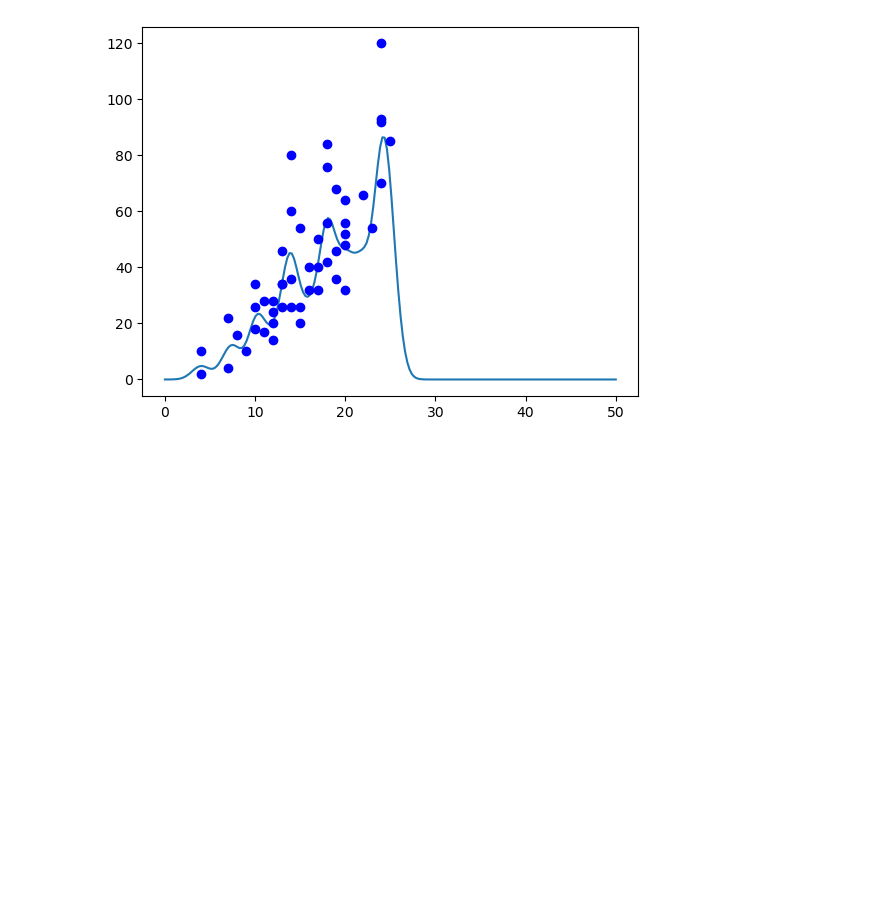
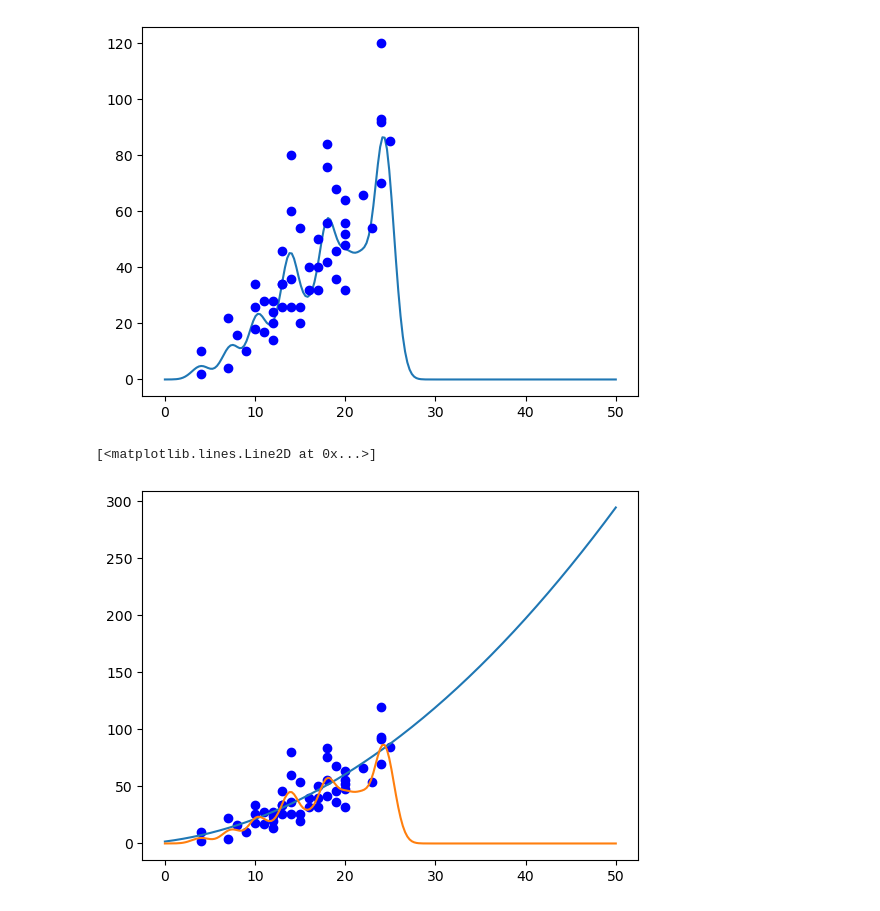
Before and after one commit to tpaquier/material_science, a Jupyter notebook: Tests_for_PU/Support_vector_regrression.ipynb, the cells around one changed output. Saved outputs shown, nothing was run; the diff lists cells and outputs as text; code cells hidden in the pictures; blank space fills up the shorter version.

Commit message:
regressions with kernel done

```diff
--- a/Tests_for_PU/Support_vector_regrression.ipynb
+++ b/Tests_for_PU/Support_vector_regrression.ipynb
@@ -271,0 +290,44 @@ plt.plot(data_cars,outcome,'bo')
+# %%
+def kernel_mat_poly(X,y,degree):
+    """either the Gram matrix or the kernel matrix for the tests
+
+    Parameters
+    -------------------------
+    X : 1-D array (here, might be 2-D)
+    it is the data
+
+    y : 1-D array or float
+    either the same vector to compute the Gram matrix or the test input
+
+    scale : float
+    non-zero real number, scale parameter
+    ----------------------
+    """
+    if type(y) != float and type(y) != int and type(y) != np.float64:
+        row_size = X.shape[0]
+        col_size = y.shape[0]
+        K = np.empty((row_size, col_size))
+        for row in range(row_size):
+            for col in range(col_size):
+                K[row,col] = poly_kernel_dim_1(x=X[row],y=y[col],d=degree)
+    else:
+        row_size = X.shape[0]
+        K = np.empty(row_size)
+        for i in range(row_size):
+            K[i] = poly_kernel_dim_1(x=X[i],y=y,d=degree)
+    return K
+# %%
+alpha_hat_poly = np.matmul(np.transpose(outcome),
+                           np.linalg.inv(kernel_mat_poly(X=data_cars, y=data_cars,degree=3) + n_samples*0.01*np.eye(n_samples)))
+# %%
+test_poly = np.linspace(start=0,stop=50,num=200)
+y_star_poly = np.empty(200)
+for i in range(200):
+    y_star_poly[i] = np.sum(alpha_hat_poly[:]*kernel_mat_poly(X=data_cars,y=test_poly[i],degree=3)[:])
+# %%
+plt.plot(data_cars,outcome,'bo')
+plt.plot(test_poly,y_star_poly)
+plt.plot(test_bis,y_star)
+# %% [output]
+[<matplotlib.lines.Line2D at 0x...>]
+[figure, added]
```
Also changed, not shown: parts of 13 cells of this notebook.
